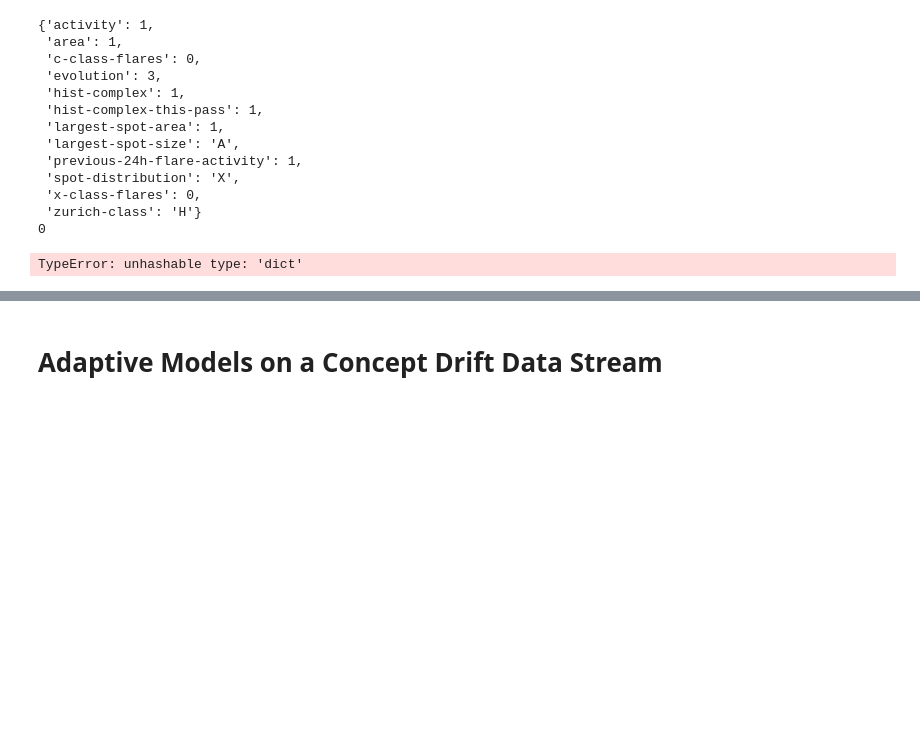
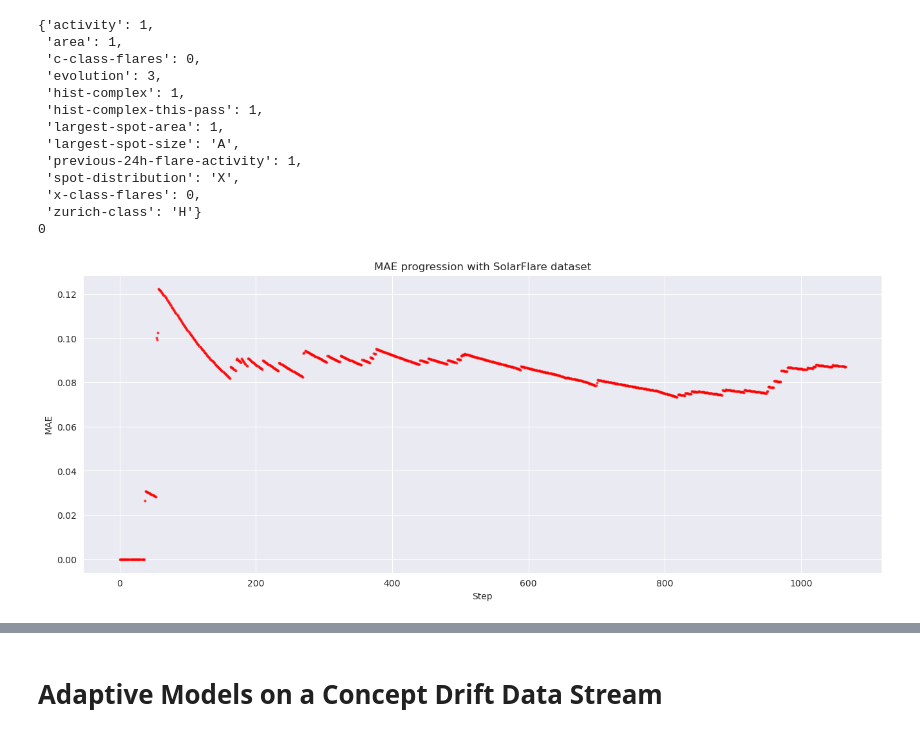
Before and after one commit to nicolassalok1/TimeSeries, a Jupyter notebook: chapter8/Online_Learning.ipynb, the cells around one changed output, grey strips where cells are left out. Cells and saved outputs as stored; diff of their text form; code cells hidden in the pictures; blank space fills up the shorter version.

Commit message:
redemarrer serveur : Online_Learning.ipynb
KO:
Kats.ipynb

GitHub Issue:
Markov_switching_model.ipynb

TOFIX :
Trading_with_DQN.ipynb

```diff
--- a/chapter8/Online_Learning.ipynb
+++ b/chapter8/Online_Learning.ipynb
@@ -101,37 +94,45 @@ metric = metrics.MAE()
 # Résultat en streaming
 # evaluate.progressive_val_score(dataset, pipeline, metric)
 # %%
-from river import metrics
+from river import compose, preprocessing, tree, metrics
 from river.datasets import SolarFlare
 import matplotlib.pyplot as plt
+import numpy as np
 
-metric = metrics.Accuracy()
+# Construction du pipeline
+pipeline = (
+    compose.SelectType(str) | preprocessing.OneHotEncoder()
+    + compose.SelectType(int) | preprocessing.StandardScaler()
+)
+pipeline |= tree.HoeffdingTreeRegressor()
+
+# Métrique de régression
+metric = metrics.MAE()
 errors = []
 
+# Boucle d'entraînement en ligne
 for x, y in SolarFlare():
+    y = y["m-class-flares"]
     y_pred = pipeline.predict_one(x)
 
-    # Si y_pred est un dict : choisir la clé avec la probabilité maximale
-    if isinstance(y_pred, dict):
-        y_pred = max(y_pred, key=y_pred.get)
+    if y_pred is None:
+        y_pred = 0.0
 
-    metric = metric.update(y, y_pred)
-    errors.append(float(metric))
+    metric.update(y, y_pred)
+    current_error = metric.get()
+    errors.append(float(current_error) if current_error is not None else np.nan)
 
-    pipeline = pipeline.learn_one(x, y)
+    pipeline.learn_one(x, y)  # ✅ Ne pas faire pipeline = pipeline.learn_one(...)
 
+# Affichage du graphe
 fig, ax = plt.subplots(figsize=(16, 6))
-ax.plot(
-    errors,
-    "ro",
-    alpha=0.6,
-    markersize=2,
-    linewidth=4
-)
-plt.title("Accuracy progression with SolarFlare dataset")
+ax.plot(errors, "ro", alpha=0.6, markersize=2, linewidth=4)
+plt.title("MAE progression with SolarFlare dataset")
+plt.xlabel("Step")
+plt.ylabel("MAE")
 plt.show()
 # %% [output]
-TypeError: unhashable type: 'dict'
+[figure, added]
 # %%
 fig, ax = plt.subplots(figsize=(16, 6))
 ax.plot(
```
Also changed, not shown: parts of 3 cells of this notebook, 3 other files.
